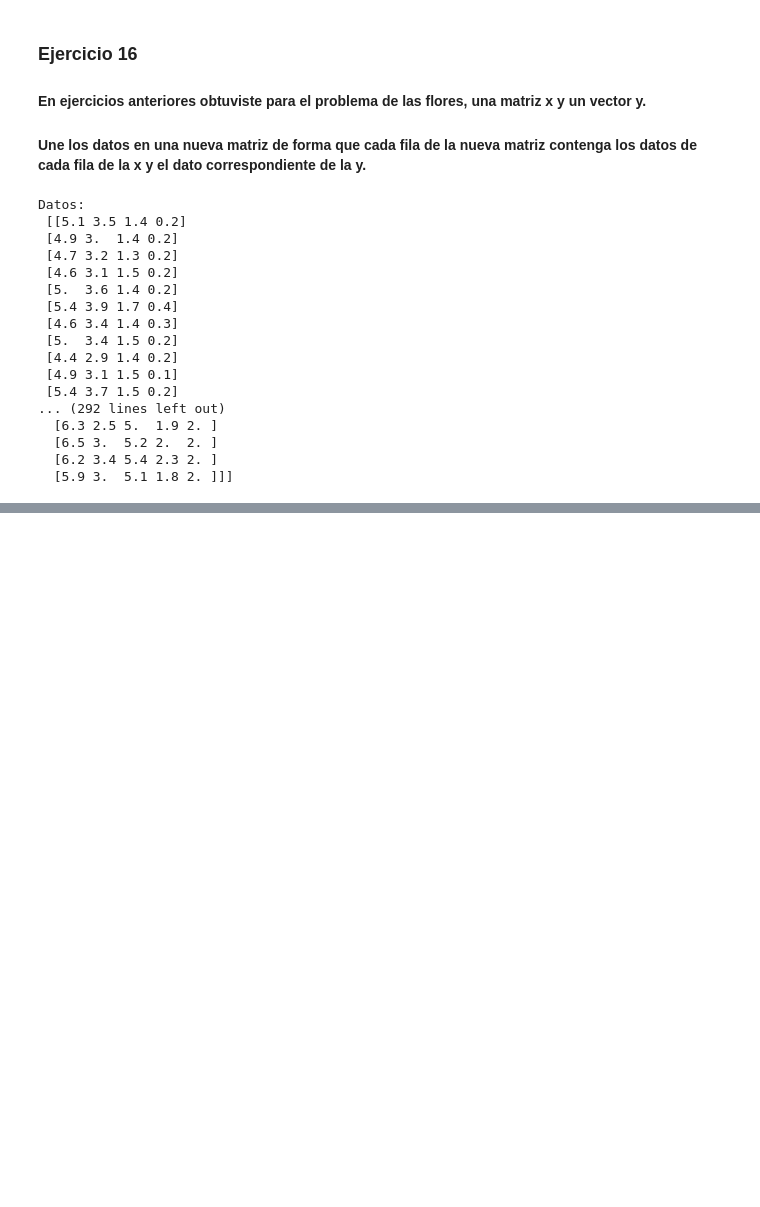
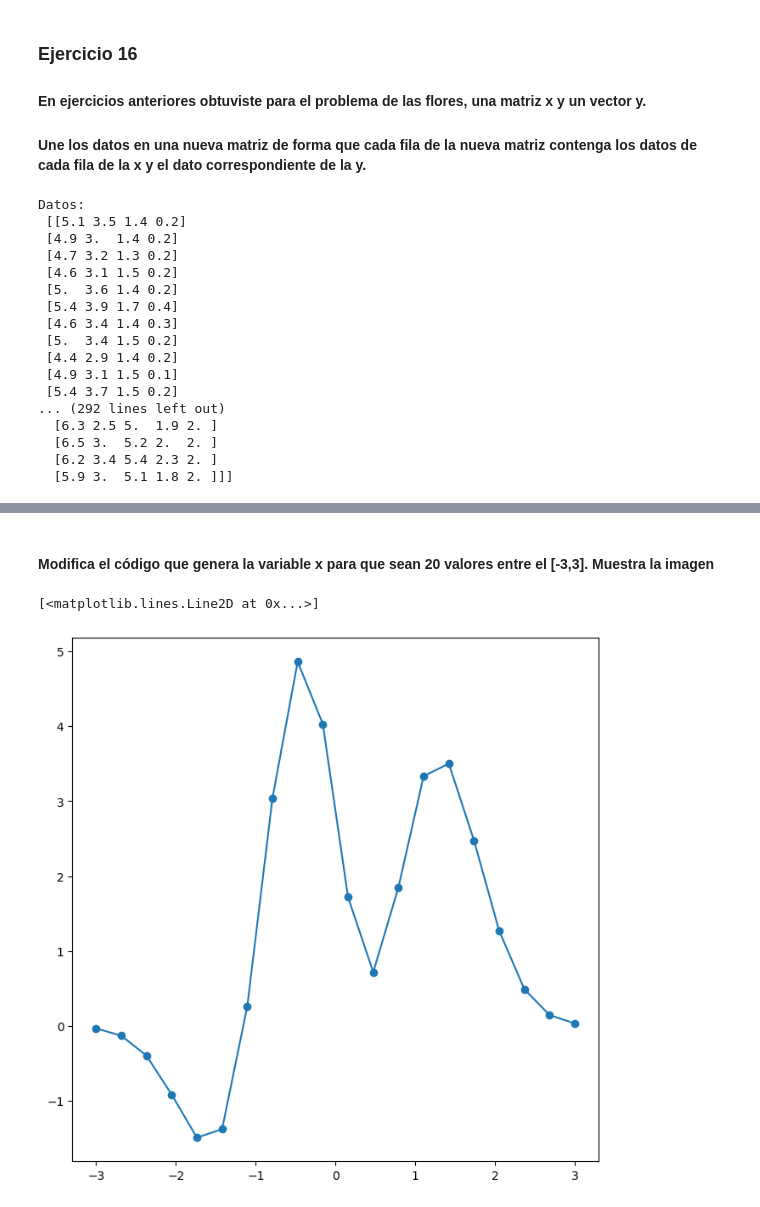
Before and after one commit to JDomingoDelgadoAlonso/PIA, a Jupyter notebook: numpy1.ipynb, the cells around one changed output, grey strips where cells are left out. Cells and saved outputs as stored; diff of their text form; code cells hidden in the pictures; blank space fills up the shorter version.

```diff
--- a/numpy1.ipynb
+++ b/numpy1.ipynb
@@ -842,0 +880,12 @@ Datos:
+# %% [markdown]
+#### Modifica el código que genera la variable x para que sean 20 valores entre el [-3,3]. Muestra la imagen
+# %%
+figure=plt.figure(figsize=(8,8))
+axes = figure.add_subplot()
+#x=np.array([-3,-2,-1,-0.5,0,1,1.5,2,3,3.2], dtype=float)
+x = np.linspace(-3, 3, 20, dtype=float)
+y =  3*(1 - x)**2 * np.exp(-x**2 )  - 10*(x/5 - x**3 )*np.exp(-x**2 ) - 1./3*np.exp(-(x + 1)**2 )
+axes.plot(x, y, marker='o', linestyle='-') # pa que se vean los puntos
+# %% [output]
+[<matplotlib.lines.Line2D at 0x...>]
+[figure, added]
```
Also changed, not shown: parts of 24 cells of this notebook.
